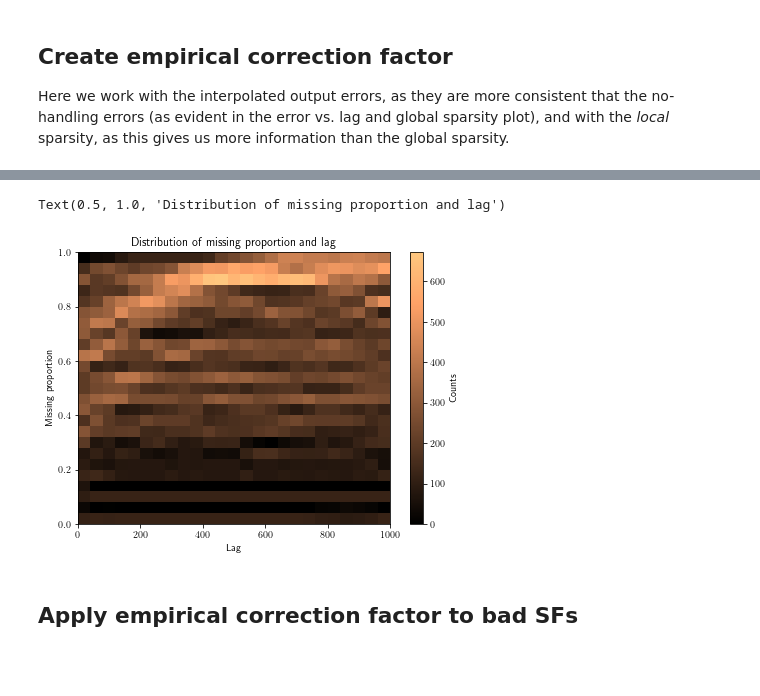
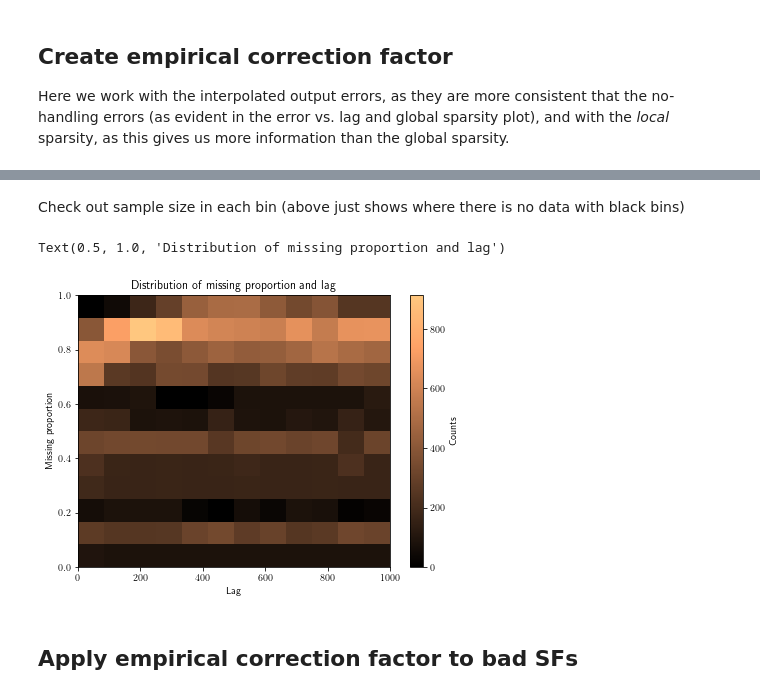
Before and after one commit to daniel-wrench/time_series_analysis, a Jupyter notebook: sf_funcs_demo.ipynb, the cells around one changed output, grey strips where cells are left out. Saved outputs shown, nothing was run; the diff lists cells and outputs as text; code cells hidden in the pictures; blank space fills up the shorter version.

Commit message:
adding handling of specific intervals to plot, 3d heatmap calculation

```diff
--- a/sf_funcs_demo.ipynb
+++ b/sf_funcs_demo.ipynb
@@ -185,7 +172,7 @@ Number of standardised intervals: 12
 # lags = np.unique(vals.astype(int))
 lags = np.arange(1, 0.25 * len(good_inputs_list[0]))
 powers = [2]
-times_to_gap = 10
+times_to_gap = 3
 
 good_outputs_list = []
 all_bad_inputs_list = []
@@ -340,3 +352,4 @@ sf.plot_error_trend_scatter(bad_outputs_df, interp_outputs_df)
 Here we work with the interpolated output errors, as they are more consistent that the no-handling errors (as evident in the error vs. lag and global sparsity plot), and with the *local* sparsity, as this gives us more information than the global sparsity.
 # %%
 sparsity_type = "missing_prop"
+num_bins = 12
@@ -370,19 +380,21 @@ axs = sf.plot_heatmap(
+# %% [markdown]
+Check out sample size in each bin (above just shows where there is no data with black bins)
 # %%
 fig, ax = plt.subplots(figsize=(7, 5))
 hb = ax.hist2d(
     interp_outputs_df["lag"],
     interp_outputs_df[sparsity_type],
-    bins=25,
+    bins=num_bins,
     cmap="copper",
     range=[[0, 1000], [0, 1]],
 )
 plt.colorbar(hb[3], ax=ax, label="Counts")
 plt.xlabel("Lag")
 plt.ylabel("Missing proportion")
 plt.title("Distribution of missing proportion and lag")
 # %% [output]
 Text(0.5, 1.0, 'Distribution of missing proportion and lag')
-[figure, old version]
+[figure, new version]
 # %% [markdown]
 ## Apply empirical correction factor to bad SFs
 # %%
```
Also changed, not shown: parts of 23 cells of this notebook, 1 other file.
